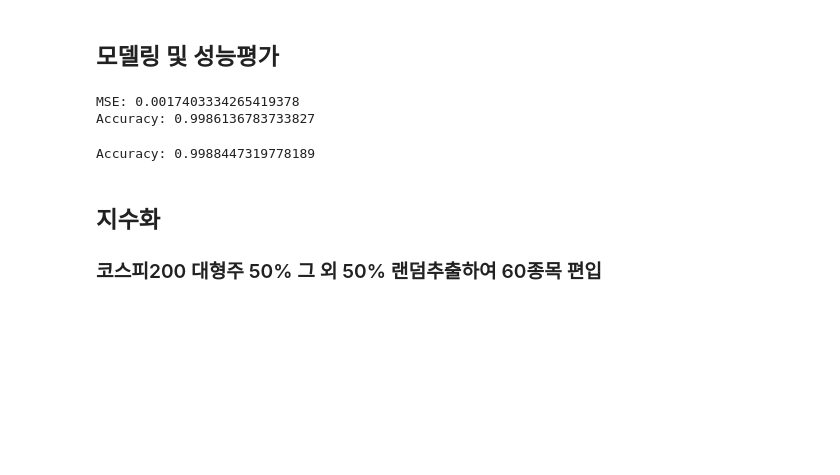
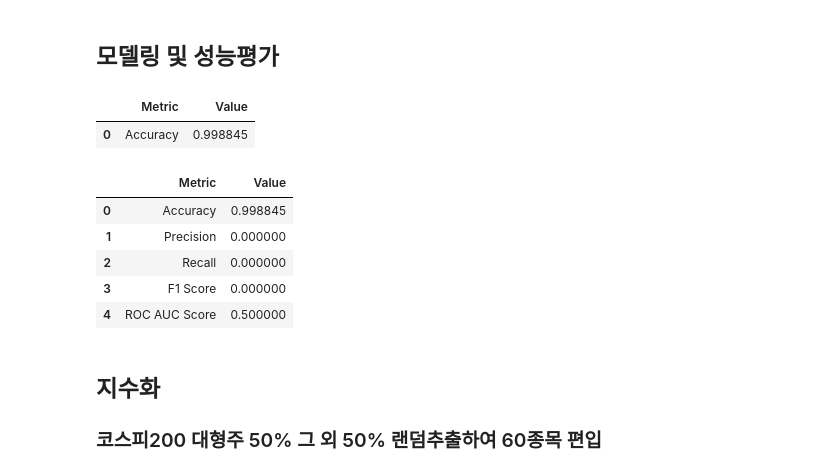
Before and after one commit to seohyungro/Python, a Jupyter notebook: 공모전/코드공유파일.ipynb, the cells around one changed output. Saved outputs shown, nothing was run; the diff lists cells and outputs as text; code cells hidden in the pictures; blank space fills up the shorter version.

```diff
--- a/공모전/코드공유파일.ipynb
+++ b/공모전/코드공유파일.ipynb
@@ -547,6 +547,8 @@ Index(['매출액증가율', '총자본증가율', '유형자산증가율', '비
 ## 모델링 및 성능평가
 # %%
 # 랜덤포레스트
+from sklearn.ensemble import RandomForestClassifier
+from sklearn.metrics import accuracy_score, precision_score, recall_score, f1_score, roc_auc_score
 
 # 학습용 데이터와 테스트용 데이터 분할
 train = data[data['회계년도'] < '2021-01-01']
@@ -561,38 +563,60 @@ X_test = test[["현금비율", "순운전자본비율", '매출액순이익률',
 y_test = test['부실여부']
 
 # 랜덤 포레스트 모델 학습
-rf = RandomForestRegressor(n_estimators=100, max_depth=5, random_state=1)
+rf = RandomForestClassifier(n_estimators=100, max_depth=5, random_state=1)
 rf.fit(X_train, y_train)
 
 # 테스트 데이터에 대한 예측
 y_pred = rf.predict(X_test)
 
-# 평가 지표 출력
-mse = mean_squared_error(y_test, y_pred)
-print('MSE:', mse)
+# 평가 지표 계산
+accuracy = accuracy_score(y_test, y_pred)
+precision = precision_score(y_test, y_pred)
+recall = recall_score(y_test, y_pred)
+f1 = f1_score(y_test, y_pred)
+roc_auc = roc_auc_score(y_test, y_pred)
 
-# 정확도 계산 및 출력
-accuracy = accuracy_score(y_test, y_pred.round())
-print('Accuracy:', accuracy)
+# 평가 지표를 리스트로 저장
+eval_metrics = ['Accuracy']
+eval_values = [accuracy]
+
+# 리스트를 데이터프레임으로 변환하여 출력
+eval_df = pd.DataFrame({'Metric': eval_metrics, 'Value': eval_values})
+eval_df
 # %% [output]
-MSE: 0.0017403334265419378
-Accuracy: 0.9986136783733827
+|  | Metric | Value |
+| 0 | Accuracy | 0.998845 |
 # %%
 # 로지스틱
-
 from sklearn.linear_model import LogisticRegression
-from sklearn.metrics import accuracy_score
+from sklearn.metrics import accuracy_score, precision_score, recall_score, f1_score, roc_auc_score
 
 # 모델 선택 및 훈련
 model = LogisticRegression()
 model.fit(X_train, y_train)
 
 # 모델 평가
 y_pred = model.predict(X_test)
 accuracy = accuracy_score(y_test, y_pred)
-print("Accuracy:", accuracy)
+precision = precision_score(y_test, y_pred)
+recall = recall_score(y_test, y_pred)
+f1 = f1_score(y_test, y_pred)
+roc_auc = roc_auc_score(y_test, y_pred)
+
+# 평가 지표를 리스트로 저장
+evalmetrics = ['Accuracy', 'Precision', 'Recall', 'F1 Score', 'ROC AUC Score']
+evalvalues = [accuracy, precision, recall, f1, roc_auc]
+
+# 리스트를 데이터프레임으로 변환하여 출력
+evaldf = pd.DataFrame({'Metric': evalmetrics, 'Value': evalvalues})
+evaldf
 # %% [output]
-Accuracy: 0.9988447319778189
+|  | Metric | Value |
+| 0 | Accuracy | 0.998845 |
+| 1 | Precision | 0.000000 |
+| 2 | Recall | 0.000000 |
+| 3 | F1 Score | 0.000000 |
+| 4 | ROC AUC Score | 0.500000 |
 # %% [markdown]
 ## 지수화
 ### 코스피200 대형주 50% 그 외 50% 랜덤추출하여 60종목 편입
```
Also changed, not shown: parts of 72 cells of this notebook, 39 other files.
